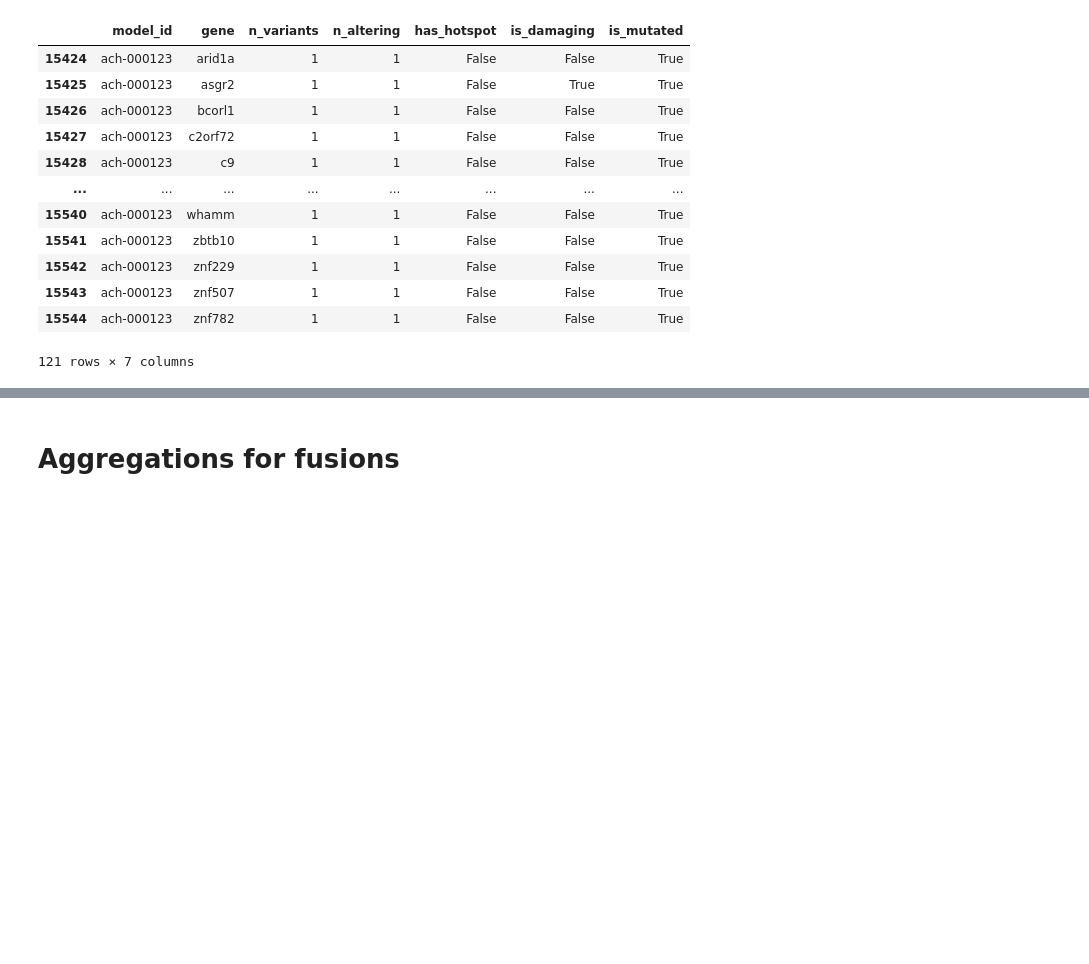
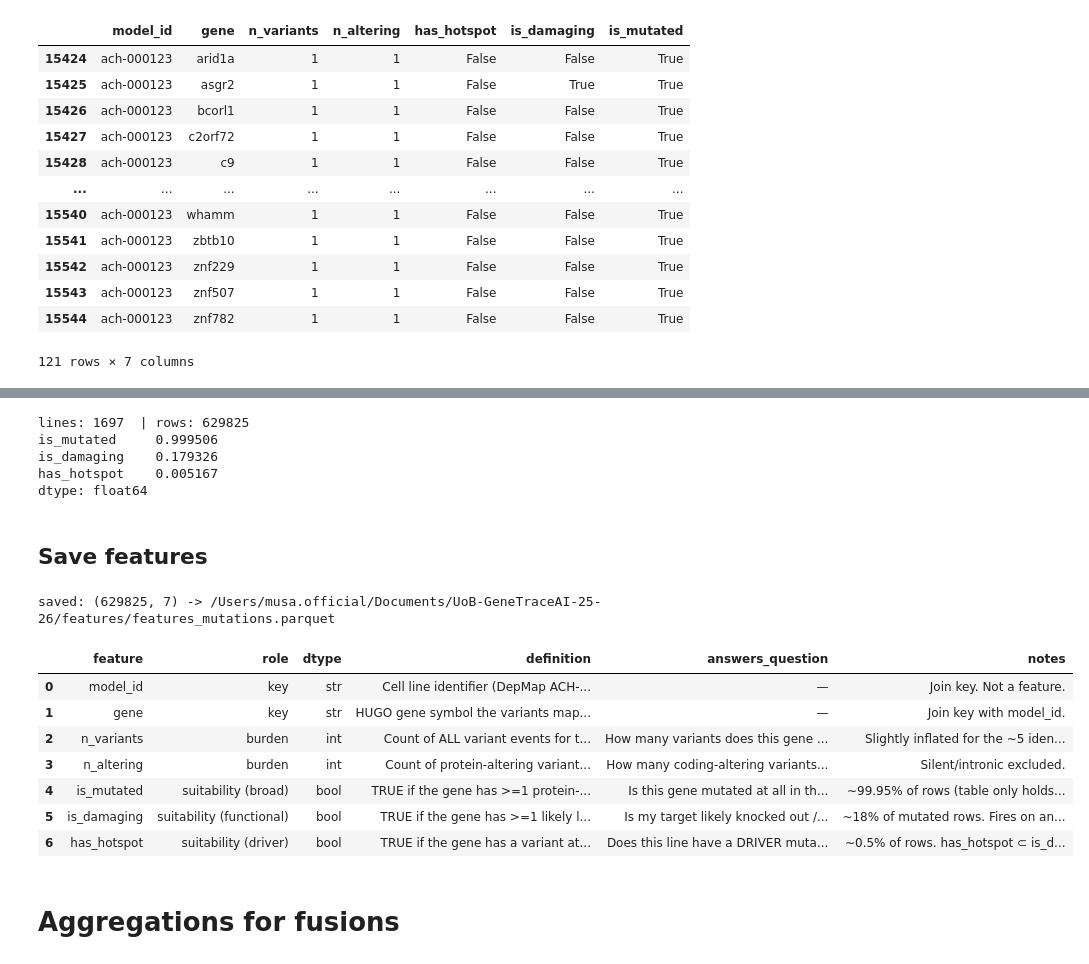
Before and after one commit to UoB-AstraZeneca-25-26/UoB-GeneTraceAI-25-26, a Jupyter notebook: src/Track - D/00_data_harmonisation_pipeline.ipynb, the cells around one changed output, grey strips where cells are left out. Drawn from its saved outputs; the diff is of its cells as text; code cells hidden in the pictures; blank space fills up the shorter version.

Commit message:
aggregate mutations, fusions, signature to cell-line features

```diff
--- a/src/Track - D/00_data_harmonisation_pipeline.ipynb
+++ b/src/Track - D/00_data_harmonisation_pipeline.ipynb
@@ -2043,3 +2050,75 @@ mut_by_gene[mut_by_gene.model_id.str.lower() == "ach-000123"]
+# %%
+print("lines:", mut_by_gene.model_id.nunique(), " | rows:", len(mut_by_gene))
+print(mut_by_gene[["is_mutated","is_damaging","has_hotspot"]].mean())   # fractions
+# damaging should be a small minority of mutated; hotspot smaller still
+# %% [output]
+lines: 1697  | rows: 629825
+is_mutated     0.999506
+is_damaging    0.179326
+has_hotspot    0.005167
+dtype: float64
+# %% [markdown]
+## Save features
+# %%
+from pathlib import Path
+OUT = Path("/Users/musa.official/Documents/UoB-GeneTraceAI-25-26/features")
+OUT.mkdir(parents=True, exist_ok=True)
+mut_by_gene.to_parquet(OUT / "features_mutations.parquet", index=False)
+print("saved:", mut_by_gene.shape, "->", OUT / "features_mutations.parquet")
+# %% [output]
+saved: (629825, 7) -> /Users/musa.official/Documents/UoB-GeneTraceAI-25-26/features/features_mutations.parquet
+# %%
+# --- Mutation feature dictionary --------------------------------------------
+import pandas as pd
+
+MUTATION_FEATURE_DICT = pd.DataFrame([
+    dict(feature="model_id", role="key", dtype="str",
+         definition="Cell line identifier (DepMap ACH-xxxxxx).",
+         answers_question="—", notes="Join key. Not a feature."),
+    dict(feature="gene", role="key", dtype="str",
+         definition="HUGO gene symbol the variants map to.",
+         answers_question="—", notes="Join key with model_id."),
+    dict(feature="n_variants", role="burden", dtype="int",
+         definition="Count of ALL variant events for this gene in this line (any "
+                    "consequence, incl. silent), after credit-both explode.",
+         answers_question="How many variants does this gene carry here?",
+         notes="Slightly inflated for the ~5 identity-ambiguous lines."),
+    dict(feature="n_altering", role="burden", dtype="int",
+         definition="Count of protein-altering variants (VEP HIGH+MODERATE / SO tokens). "
+                    "Basis of is_mutated.",
+         answers_question="How many coding-altering variants here?",
+         notes="Silent/intronic excluded."),
+    dict(feature="is_mutated", role="suitability (broad)", dtype="bool",
+         definition="TRUE if the gene has >=1 protein-altering variant. BROAD: 'any "
+                    "coding-altering mutation'. NOT a statement about function or driver status.",
+         answers_question="Is this gene mutated at all in this line?",
+         notes="~99.95% of rows (table only holds mutated genes)."),
+    dict(feature="is_damaging", role="suitability (functional)", dtype="bool",
+         definition="TRUE if the gene has >=1 likely loss-of-function variant (DepMap "
+                    "LikelyLoF: truncating, or curated LoF via OncoKB/COSMIC/Hess). Means "
+                    "'gene is likely FUNCTIONALLY DISRUPTED' -- NOT 'cancer driver'.",
+         answers_question="Is my target likely knocked out / functionally lost here?",
+         notes="~18% of mutated rows. Fires on any LoF, incl. non-cancer genes (e.g. APOA4)."),
+    dict(feature="has_hotspot", role="suitability (driver)", dtype="bool",
+         definition="TRUE if the gene has a variant at a recurrent oncogenic position (DepMap "
+                    "hotspot: Hess 2019 / OncoKB hotspots / COSMIC tier 1). Means 'recurrent "
+                    "oncogenic DRIVER'.",
+         answers_question="Does this line have a DRIVER mutation in this gene?",
+         notes="~0.5% of rows. has_hotspot ⊂ is_damaging-ish ⊂ is_mutated."),
+])
+
+# save alongside the features so the definition can't drift from the data
+MUTATION_FEATURE_DICT.to_csv(OUT / "feature_dict_mutations.csv", index=False)
+MUTATION_FEATURE_DICT
+# %% [output]
+|  | feature | role | dtype | definition | answers_question | notes |
+| 0 | model_id | key | str | Cell line identifier (DepMap ACH-... | — | Join key. Not a feature. |
+| 1 | gene | key | str | HUGO gene symbol the variants map... | — | Join key with model_id. |
+| 2 | n_variants | burden | int | Count of ALL variant events for t... | How many variants does this gene ... | Slightly inflated for the ~5 iden... |
+| 3 | n_altering | burden | int | Count of protein-altering variant... | How many coding-altering variants... | Silent/intronic excluded. |
+| 4 | is_mutated | suitability (broad) | bool | TRUE if the gene has >=1 protein-... | Is this gene mutated at all in th... | ~99.95% of rows (table only holds... |
+| 5 | is_damaging | suitability (functional) | bool | TRUE if the gene has >=1 likely l... | Is my target likely knocked out /... | ~18% of mutated rows. Fires on an... |
+| 6 | has_hotspot | suitability (driver) | bool | TRUE if the gene has a variant at... | Does this line have a DRIVER muta... | ~0.5% of rows. has_hotspot ⊂ is_d... |
 # %% [markdown]
 # Aggregations for fusions
 # %%
```
Also changed, not shown: parts of 9 cells of this notebook.
